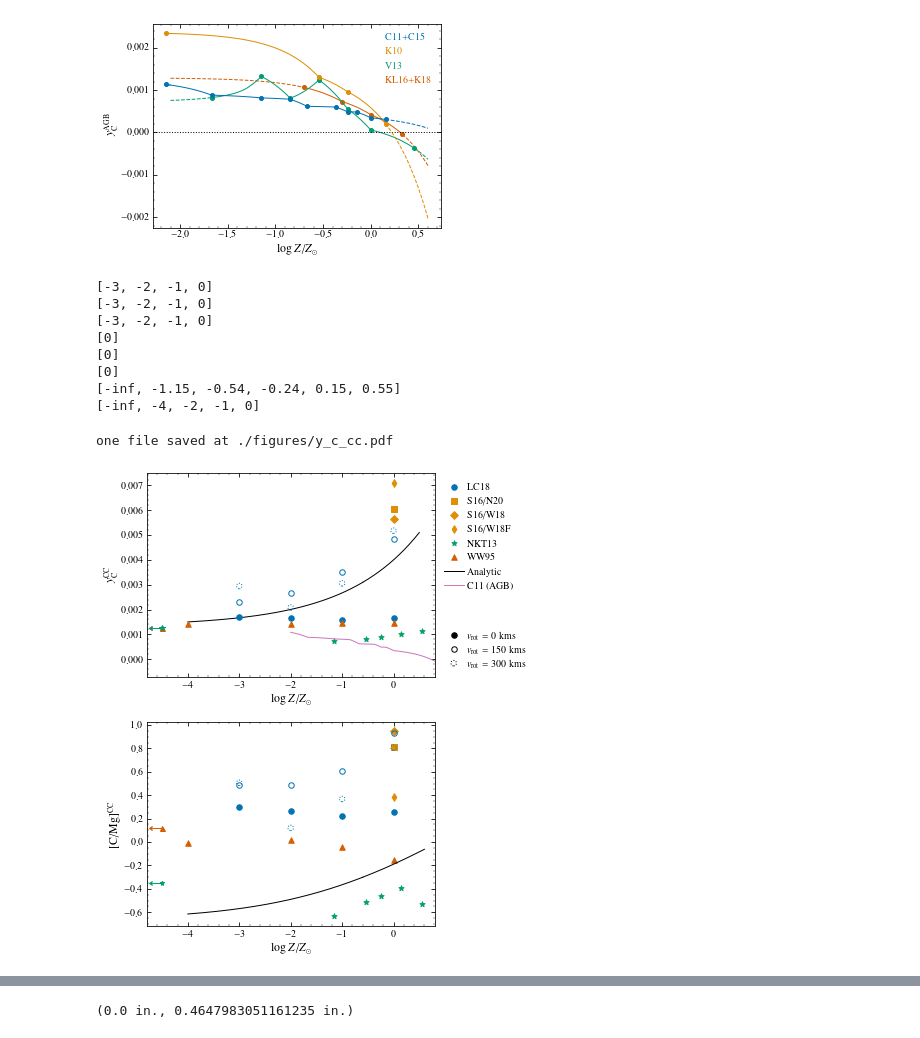
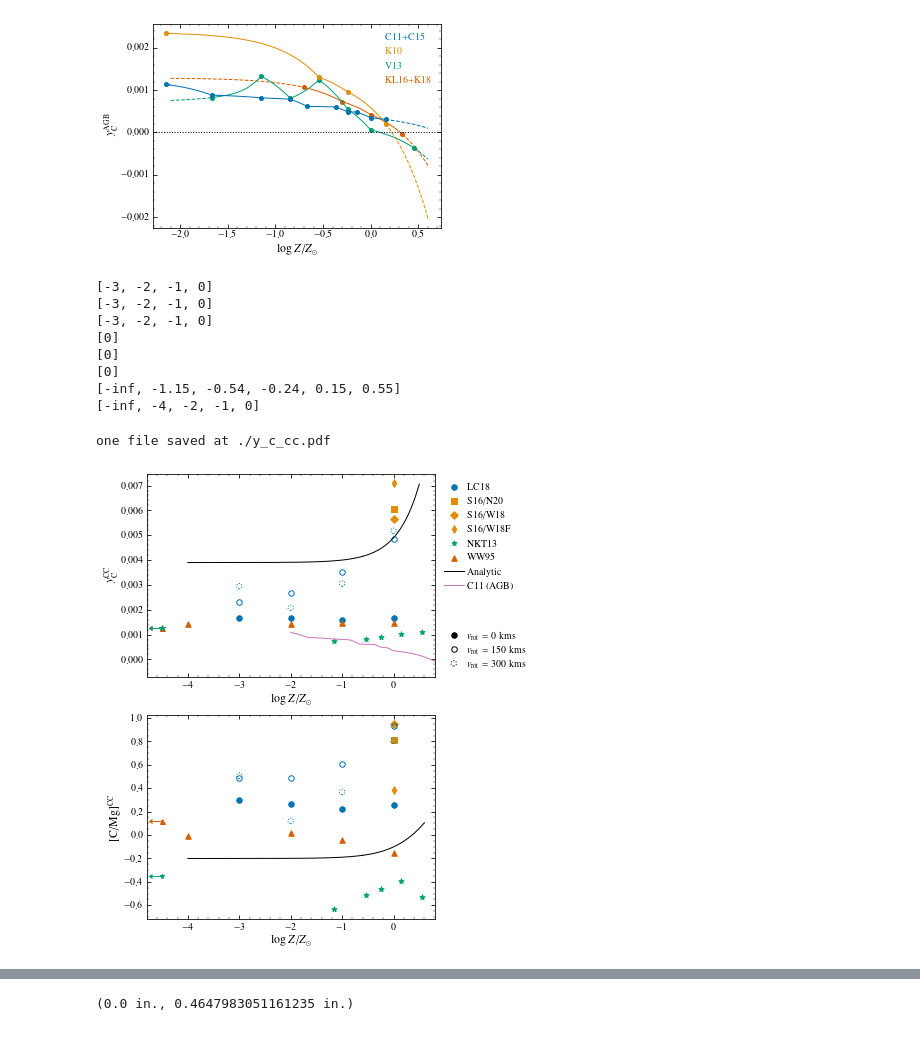
Before and after one commit to aeyobd/surp, a Jupyter notebook: thesis/arya_test.ipynb, the cells around one changed output, grey strips where cells are left out. Cells and saved outputs as stored; diff of their text form; code cells hidden in the pictures.

```diff
--- a/thesis/arya_test.ipynb
+++ b/thesis/arya_test.ipynb
@@ -268,8 +268,6 @@ colors = [arya.style.COLORS[i] for i in [0,1,1,1,2,3,4]]
 markers = ["o", "s", "D", "d", "*", "^"]
 N = len(ccsne_studies)
 
-def y_c_cc(Z):
-    return 0.004 *(0.5 + (Z/0.014)**0.3)/1.5
 
 def plot_analy():
 
@@ -347,10 +345,15 @@ def plot_y_cc():
             plt.scatter(x, y, ec=color, label=label,
                         ls=linestyle, lw=1, fc=facecolor,
                          marker=marker, s=30)
+# %%
+def y_c_cc(Z):
+    return 0.0039 + (Z/0.014)*0.001
 # %%
-sp1 = arya.Subplot()
-arya.figure.figure.padding = 0.3
-sp = sp1.figure.add_subplot(row=1, col=0)
+
+
+
+sp1 = arya.Subplot(pad=0.2)
+sp = sp1.figure.add_subplot(row=1, col=0, pad=0.2)
 
 plt.sca(sp.mpl_ax)
 
@@ -436,35 +439,35 @@ for i in range(len(ccsne_studies)):
 
 
 
 m_h = np.linspace(-0.6, 0.6, 1000)
 Z = 0.014*10**m_h
 y = np.log10(y_c_cc(Z)/0.015) - np.log10(vice.solar_z("c")/vice.solar_z("o"))
 plt.plot(m_h, y, color="k")
 
 m_h = np.linspace(-4, -0.6, 1000)
 Z = 0.014*10**m_h
 y = np.log10(y_c_cc(Z)/0.015) - np.log10(vice.solar_z("c")/vice.solar_z("o"))
 plt.plot(m_h, y, color="k", ls="-")
 
 
 # final style things
 plt.xlabel(r"$\log Z/Z_{\odot}$")
 plt.ylabel(r"[C/Mg]$^\text{CC}$")
 plt.xlim(-4.8, 0.8)
 sp.figure.update()
 
 sp.figure.save("y_c_cc.pdf")
 # %% [output]
 [-3, -2, -1, 0]
 [-3, -2, -1, 0]
 [-3, -2, -1, 0]
 [0]
 [0]
 [0]
 [-inf, -1.15, -0.54, -0.24, 0.15, 0.55]
 [-inf, -4, -2, -1, 0]
-one file saved at ./figures/y_c_cc.pdf
+one file saved at ./y_c_cc.pdf
-[figure, old version]
+[figure, new version]
 # %%
 vice.yields.ccsne.settings["c"] = 0
 vice.yields.sneia.settings["c"] = 0
```
Also changed, not shown: parts of 1 cell of this notebook, 8 other files.
